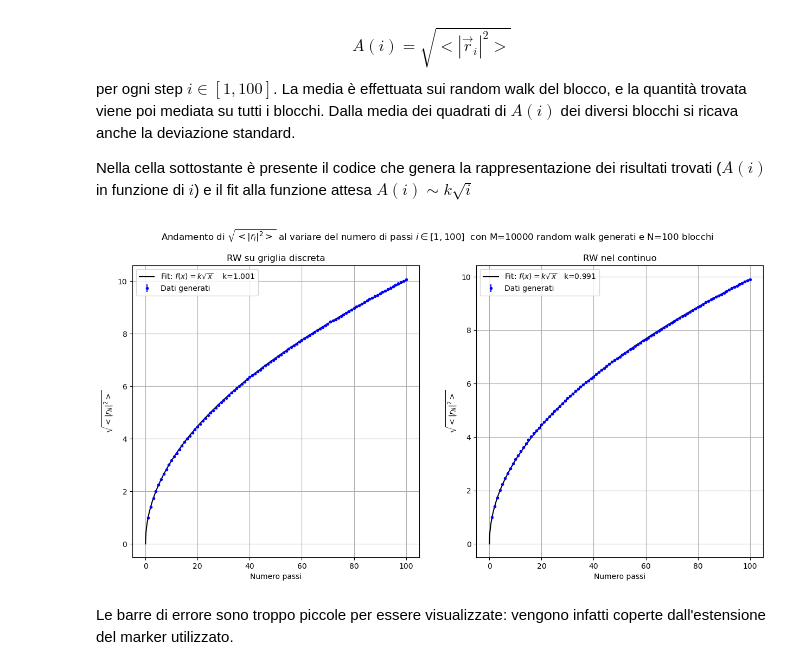
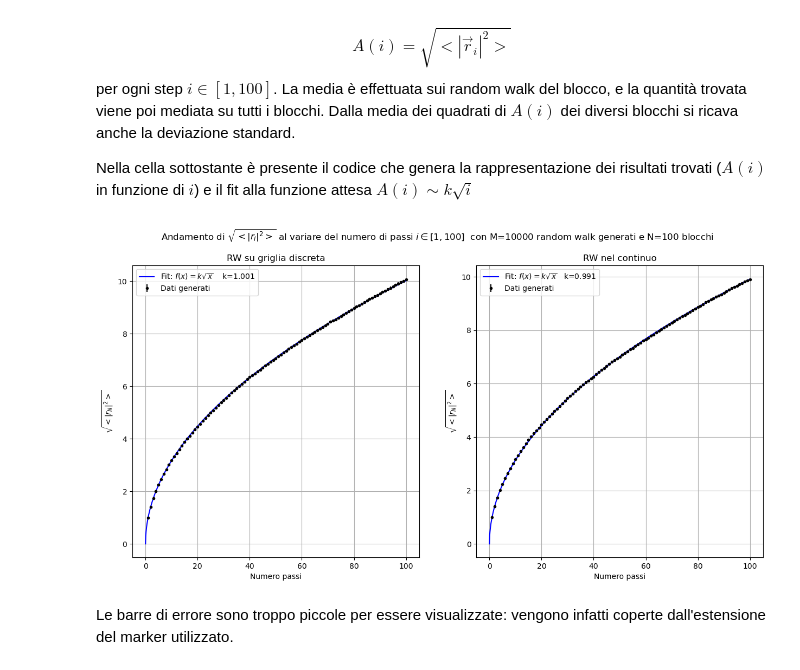
Before and after one commit to 12nihil12/SIM_NUM, a Jupyter notebook: l2-12_03/Lezione_02.ipynb, the cells around one changed output. Drawn from its saved outputs; the diff is of its cells as text; code cells hidden in the pictures.

```diff
--- a/l2-12_03/Lezione_02.ipynb
+++ b/l2-12_03/Lezione_02.ipynb
@@ -71,39 +71,39 @@ n=np.arange(1,R+1) #progressivo del numero di step
 
 #Random walk su griglia
 
-axs[0].errorbar(n,data_grid,error_grid,marker=".",linestyle="none",color="blue") #plot dati
+axs[0].errorbar(n,data_grid,error_grid,marker=".",linestyle="none",color="black") #plot dati
 
 #fit e relativo plot
 k_fit=scipy.curve_fit(f,n,data_grid)[0][0] #fitta i dati alla funzione k*sqrt(x) e restituisce il parametro k
 x=np.linspace(0,R,R*10)
-axs[0].plot(x,f(x,k_fit),color="black")
+axs[0].plot(x,f(x,k_fit),color="blue")
 
 axs[0].set_title(fr"RW su griglia discreta")
 axs[0].set_xlabel("Numero passi")
 axs[0].set_ylabel(r"$\sqrt{<|r_N|^2>}$")
 axs[0].legend([rf"Fit: $f(x)=k \sqrt{{x}} $    k={k_fit:.3f} ","Dati generati"])
 axs[0].grid(True)
 
 
 #Random walk nel continuo
 
-axs[1].errorbar(n,data_cont,error_cont,marker=".",linestyle="none",color="blue") #plot dati
+axs[1].errorbar(n,data_cont,error_cont,marker=".",linestyle="none",color="black") #plot dati
 
 #fit e relativo plot
 k_fit=scipy.curve_fit(f,n,data_cont)[0][0] #fitta i dati alla funzione k*sqrt(x) e restituisce il parametro k
 x=np.linspace(0,R,R*10)
-axs[1].plot(x,f(x,k_fit),color="black")
+axs[1].plot(x,f(x,k_fit),color="blue")
 
 axs[1].set_title(fr"RW nel continuo")
 axs[1].set_xlabel("Numero passi")
 axs[1].set_ylabel(r"$\sqrt{<|r_N|^2>}$")
 axs[1].legend([ rf"Fit: $f(x)=k \sqrt{{x}} $   k={k_fit:.3f}","Dati generati"])
 axs[1].grid(True)
 
 
 plt.suptitle(rf"Andamento di $\sqrt{{<|r_i|^2>}}$ al variare del numero di passi $i\in [1,{R}]$  con M={M} random walk generati e N={N} blocchi")
 plt.show()
 # %% [output]
-[figure, old version]
+[figure, new version]
 # %% [markdown]
 Le barre di errore sono troppo piccole per essere visualizzate: vengono infatti coperte dall'estensione del marker utilizzato.
```
Also changed, not shown: 12 other files.
